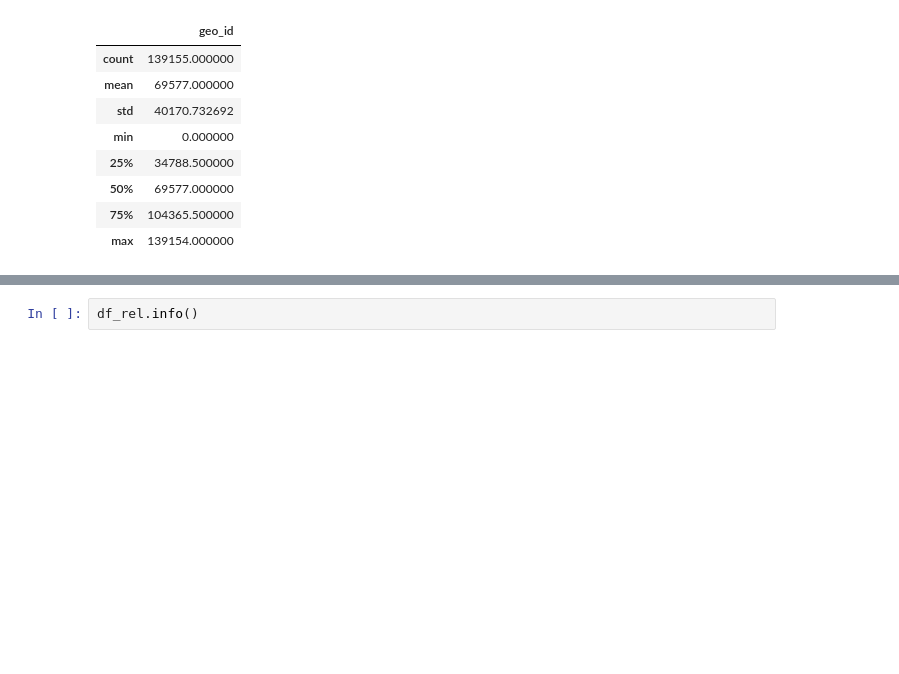
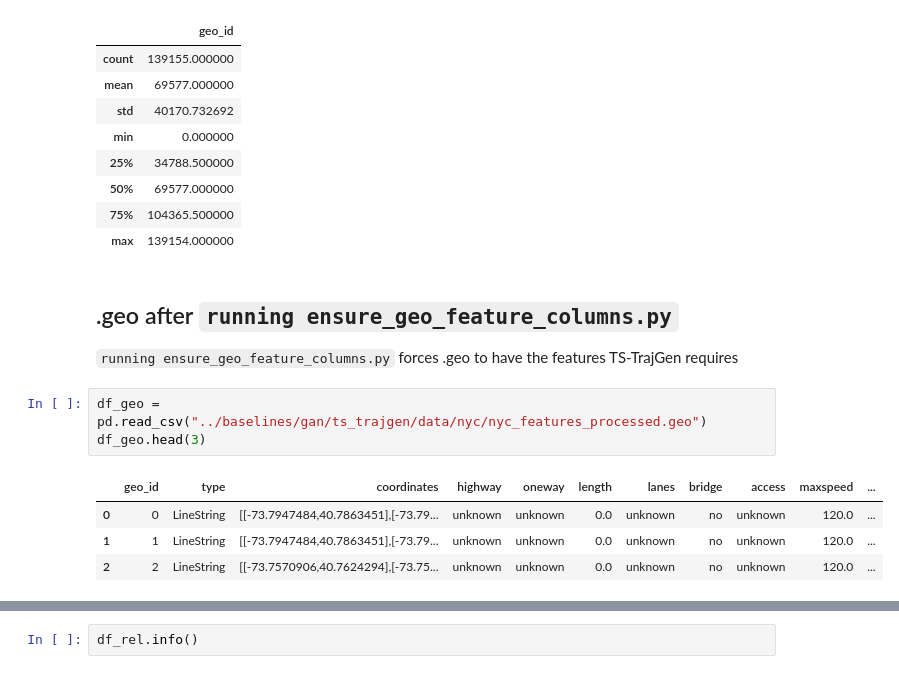
Before and after one commit to Jose-Velasco/URBAN-SYN, a Jupyter notebook: scripts/test.ipynb, the cells around one changed output, grey strips where cells are left out. Saved outputs shown, nothing was run; the diff lists cells and outputs as text; blank space fills up the shorter version.

```diff
--- a/scripts/test.ipynb
+++ b/scripts/test.ipynb
@@ -419,3 +421,15 @@ df_geo.describe()
 | 50% | 69577.000000 |
 | 75% | 104365.500000 |
 | max | 139154.000000 |
+# %% [markdown]
+## .geo after `running ensure_geo_feature_columns.py`
+
+`running ensure_geo_feature_columns.py` forces .geo to have the features TS-TrajGen requires
+# %%
+df_geo = pd.read_csv("../baselines/gan/ts_trajgen/data/nyc/nyc_features_processed.geo")
+df_geo.head(3)
+# %% [output]
+|  | geo_id | type | coordinates | highway | oneway | length | lanes | bridge | access | maxspeed | ... |
+| 0 | 0 | LineString | [[-73.7947484,40.7863451],[-73.79... | unknown | unknown | 0.0 | unknown | no | unknown | 120.0 | ... |
+| 1 | 1 | LineString | [[-73.7947484,40.7863451],[-73.79... | unknown | unknown | 0.0 | unknown | no | unknown | 120.0 | ... |
+| 2 | 2 | LineString | [[-73.7570906,40.7624294],[-73.75... | unknown | unknown | 0.0 | unknown | no | unknown | 120.0 | ... |
```
Also changed, not shown: parts of 8 cells of this notebook, 13 other files.
